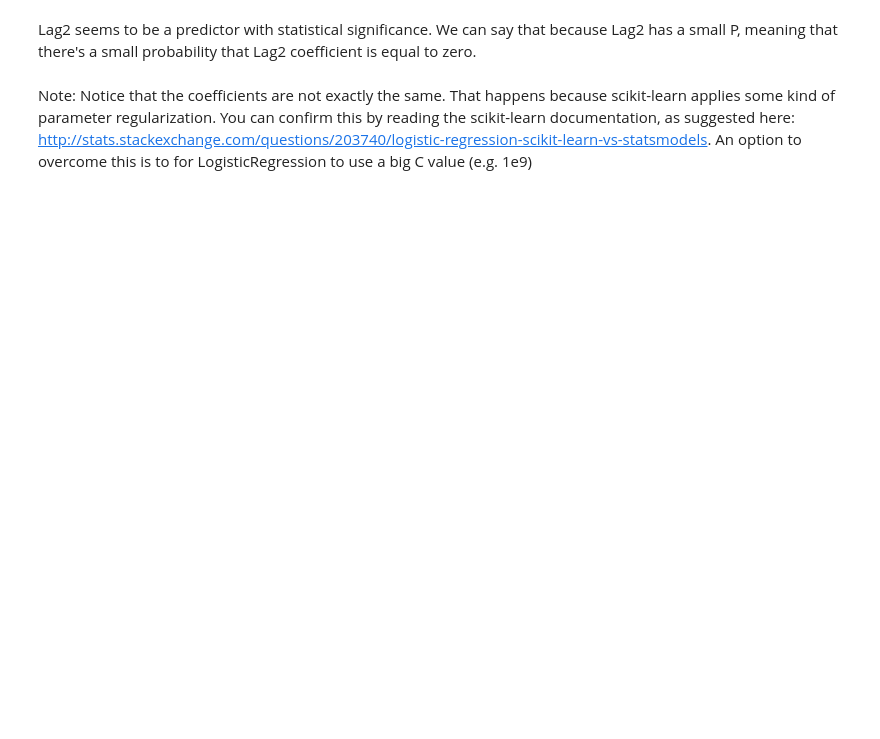
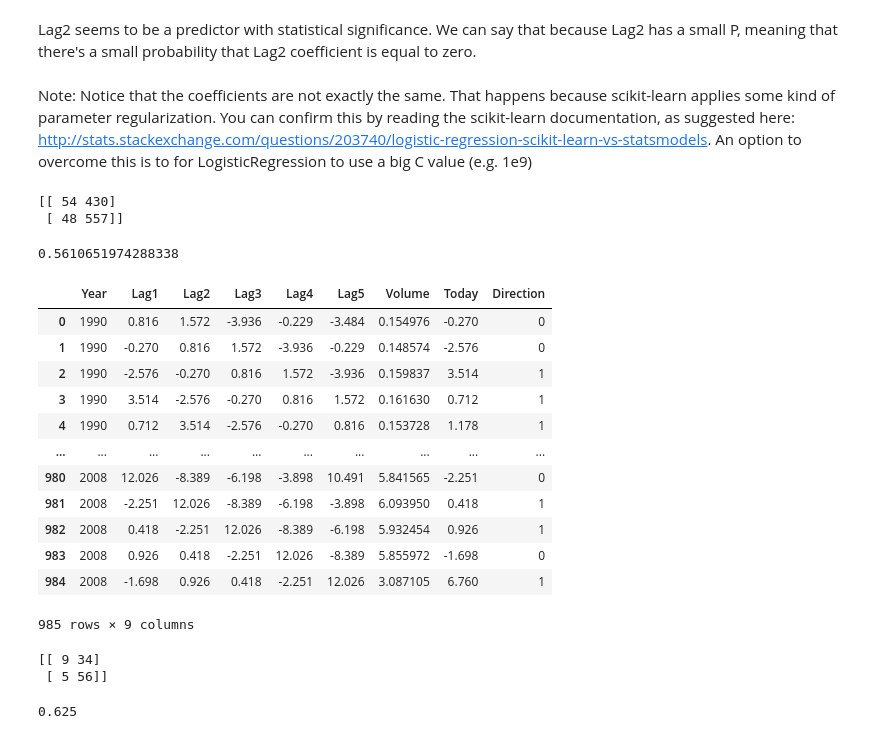
Before and after one commit to MaxBiber/statistics, a Jupyter notebook: market_notebook.ipynb, the cells around one changed output. Cells and saved outputs as stored; diff of their text form; code cells hidden in the pictures; blank space fills up the shorter version.

```diff
--- a/market_notebook.ipynb
+++ b/market_notebook.ipynb
@@ -134,3 +129,36 @@ Volume        -0.0227      0.037     -0.616      0.538      -0.095       0.050
 Lag2 seems to be a predictor with statistical significance. We can say that because Lag2 has a small P, meaning that there's a small probability that Lag2 coefficient is equal to zero.
 # %% [markdown]
 Note: Notice that the coefficients are not exactly the same. That happens because scikit-learn applies some kind of parameter regularization. You can confirm this by reading the scikit-learn documentation, as suggested here: http://stats.stackexchange.com/questions/203740/logistic-regression-scikit-learn-vs-statsmodels. An option to overcome this is to for LogisticRegression to use a big C value (e.g. 1e9)
+# %%
+from sklearn.metrics import confusion_matrix
+#confusion matrix
+conf_mat = confusion_matrix(market['Direction'], lr.predict(market[train_cols]))
+print(conf_mat) #alternative to 'fancy' plot
+# %% [output]
+[[ 54 430]
+ [ 48 557]]
+# %%
+#overall fraction of correct predictions
+lr.score(market[train_cols],market['Direction'])
+# %% [output]
+0.5610651974288338
+# %%
+#partitioning the dataset
+market_9008 = market[(market['Year'] >=1990) & (market['Year'] <=2008)]
+market_0910 = market[(market['Year'] >=2009) & (market['Year'] <=2010)]
+# %%
+market_9008
+# %% [output]
+|  | Year | Lag1 | Lag2 | Lag3 | Lag4 | Lag5 | Volume | Today | Direction |
+| 0 | 1990 | 0.816 | 1.572 | -3.936 | -0.229 | -3.484 | 0.154976 | -0.270 | 0 |
+| 1 | 1990 | -0.270 | 0.816 | 1.572 | -3.936 | -0.229 | 0.148574 | -2.576 | 0 |
+| 2 | 1990 | -2.576 | -0.270 | 0.816 | 1.572 | -3.936 | 0.159837 | 3.514 | 1 |
+| 3 | 1990 | 3.514 | -2.576 | -0.270 | 0.816 | 1.572 | 0.161630 | 0.712 | 1 |
+| 4 | 1990 | 0.712 | 3.514 | -2.576 | -0.270 | 0.816 | 0.153728 | 1.178 | 1 |
+| ... | ... | ... | ... | ... | ... | ... | ... | ... | ... |
+| 980 | 2008 | 12.026 | -8.389 | -6.198 | -3.898 | 10.491 | 5.841565 | -2.251 | 0 |
+| 981 | 2008 | -2.251 | 12.026 | -8.389 | -6.198 | -3.898 | 6.093950 | 0.418 | 1 |
+| 982 | 2008 | 0.418 | -2.251 | 12.026 | -8.389 | -6.198 | 5.932454 | 0.926 | 1 |
+| 983 | 2008 | 0.926 | 0.418 | -2.251 | 12.026 | -8.389 | 5.855972 | -1.698 | 0 |
+| 984 | 2008 | -1.698 | 0.926 | 0.418 | -2.251 | 12.026 | 3.087105 | 6.760 | 1 |
+985 rows × 9 columns
@@ -136,0 +173,15 @@ Note: Notice that the coefficients are not exactly the same. That happens becaus
+# %%
+#confusion matrix
+X = market_0910['Lag2'].to_numpy()
+X = X.reshape(-1, 1)
+
+conf_mat = confusion_matrix(market_0910['Direction'], lr.predict(X))
+print(conf_mat)
+# %% [output]
+[[ 9 34]
+ [ 5 56]]
+# %%
+#overall fraction of correct predictions
+lr.score(X, market_0910['Direction'])
+# %% [output]
+0.625
```
Also changed, not shown: parts of 5 cells of this notebook.
